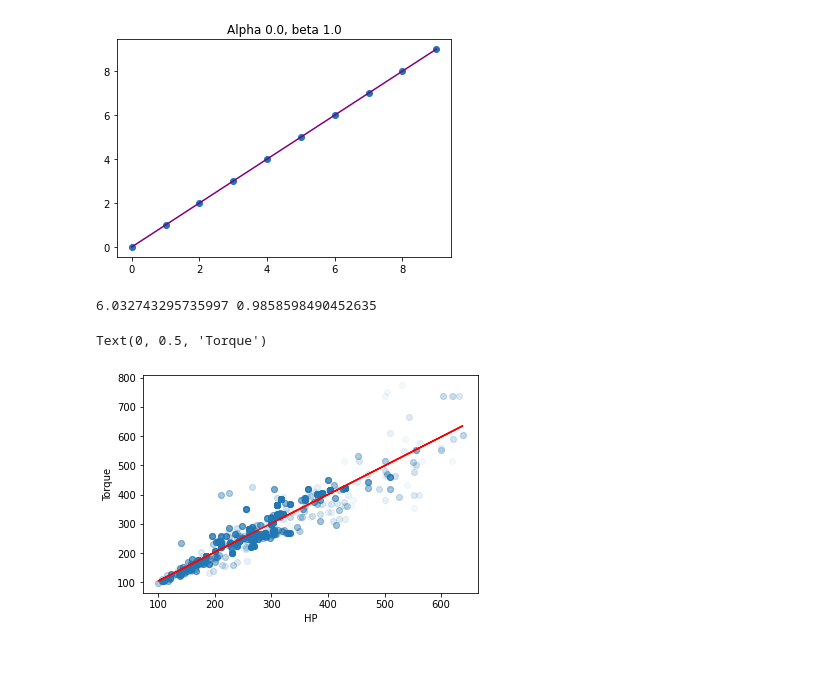
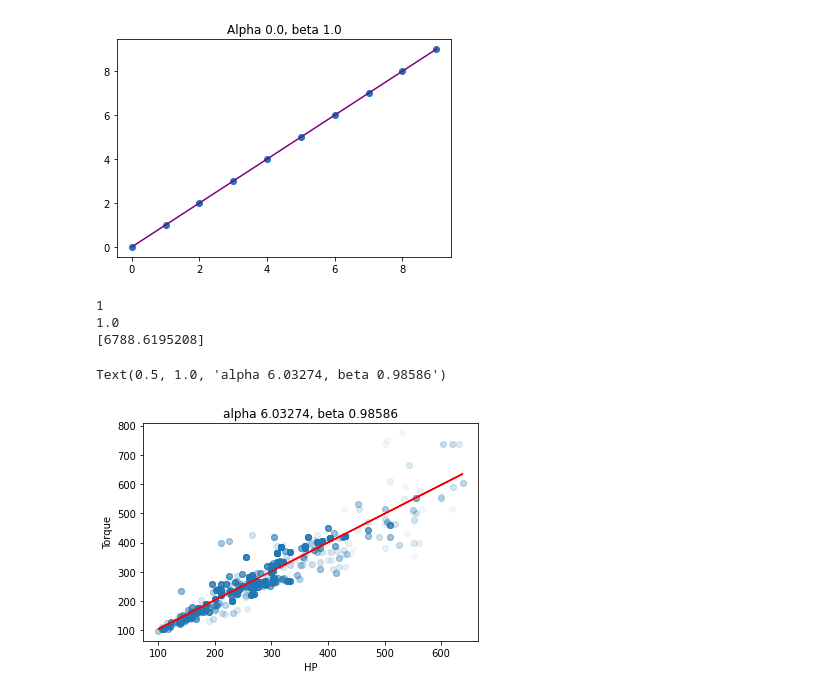
Before and after one commit to skylucacius/Tutoriais-Python, a Jupyter notebook: Rune/Lição 14 - regressão linear.ipynb, the cells around one changed output. Drawn from its saved outputs; the diff is of its cells as text; code cells hidden in the pictures; blank space fills up the shorter version.

```diff
--- a/Rune/Lição 14 - regressão linear.ipynb
+++ b/Rune/Lição 14 - regressão linear.ipynb
@@ -103,17 +103,24 @@ lin_regressor2 = LinearRegression()
 lin_regressor2.fit(HP, Torque)
 Torque_predicted = lin_regressor2.predict(HP)
 # %%
-alpha = lin_regressor2.intercept_[0] # esse alfa tem a ver com o coeficiente linear da regressão
-beta = lin_regressor2.coef_[0][0]
-print(alpha, beta)
+alpha = round(lin_regressor2.intercept_[0], 5) # esse alfa tem a ver com o coeficiente linear da regressão
+beta = round(lin_regressor2.coef_[0][0], 5)
+print(lin_regressor2.rank_)
+print(lin_regressor2.score( HP, Torque_predicted ))
+# print(lin_regressor2.set_params())
+# print(lin_regressor2.singular_[0])
+# print(alpha, beta)
 # %% [output]
-6.032743295735997 0.9858598490452635
+1
+1.0
+[6788.6195208]
 # %%
 fig, ax = plt.subplots()
 ax.scatter(HP, Torque, alpha = 0.05) # esse alfa tem a ver com a transparência dos pontos da figura
 ax.plot(HP, Torque_predicted, c='r')
 ax.set_xlabel("HP")
 ax.set_ylabel("Torque")
+ax.set_title(f"alpha {alpha}, beta {beta}")
 # %% [output]
-Text(0, 0.5, 'Torque')
+Text(0.5, 1.0, 'alpha 6.03274, beta 0.98586')
-[figure, old version]
+[figure, new version]
```
